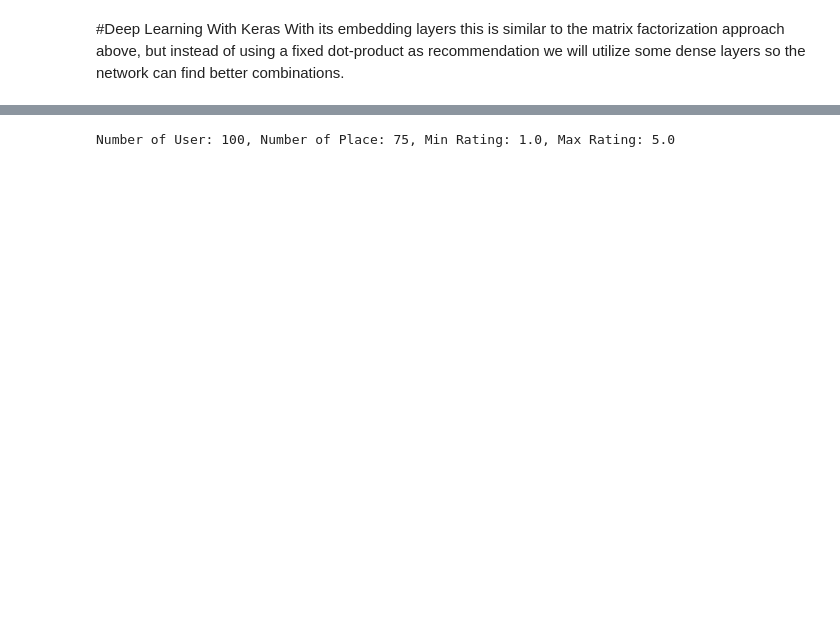
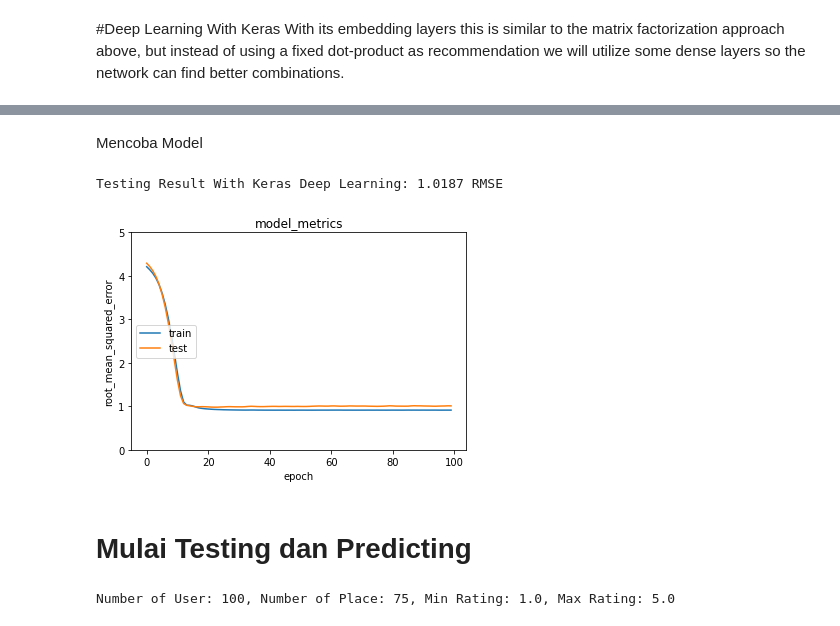
Before and after one commit to ekotyoo/Racana, a Jupyter notebook: Deep_Learning.ipynb, the cells around one changed output, grey strips where cells are left out. Saved outputs shown, nothing was run; the diff lists cells and outputs as text; code cells hidden in the pictures; blank space fills up the shorter version.

```diff
--- a/Deep_Learning.ipynb
+++ b/Deep_Learning.ipynb
@@ -341,0 +212,14 @@ NameError: ignored
+# %%
+# Setup model yang sudah dibuat
+model = Model(inputs=[user_id_input, place_id_input], outputs=y)
+model.compile(
+    loss = "mse",optimizer ="adam",metrics=[tf.keras.metrics.RootMeanSquaredError()]
+)
+
+# Hasil fit model
+history = model.fit([train_user, train_place],
+          df_train['Place_Rating'],
+          batch_size=256,
+          epochs=100,
+          validation_split=0.1,
+          shuffle=True)
@@ -341,0 +244,2 @@ NameError: ignored
+# %% [markdown]
+Mencoba Model
@@ -342,3 +250,24 @@ NameError: ignored
+# %%
+#  Evaluasi dengan RMSE
+rmse = np.sqrt(mean_squared_error(y_pred=y_pred, y_true=y_true))
+print('\n\nTesting Result With Keras Deep Learning: {:.4f} RMSE'.format(rmse))
+# %% [output]
+Testing Result With Keras Deep Learning: 1.0187 RMSE
+# %%
+# Menampilkan plot loss dan validation
+
+plt.plot(history.history['root_mean_squared_error'])
+plt.plot(history.history['val_root_mean_squared_error'])
+plt.title('model_metrics')
+plt.ylabel('root_mean_squared_error')
+plt.xlabel('epoch')
+plt.ylim(ymin=0, ymax=5)
+plt.legend(['train', 'test'], loc='center left')
+plt.show()
+# %% [output]
+[figure, added]
+# %% [markdown]
+# Mulai Testing dan Predicting
 # %%
 # Menyiapkan dataframe
 place_df = place[['Place_Id','Place_Name','Category','Rating','Weekend Holiday Price']]
```
Also changed, not shown: parts of 23 cells of this notebook.
